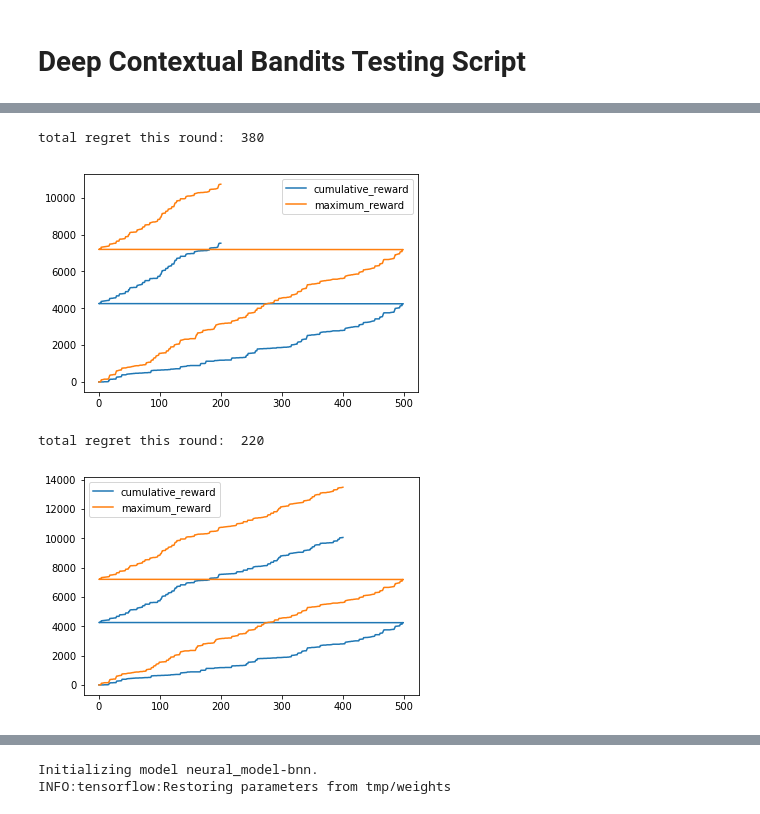
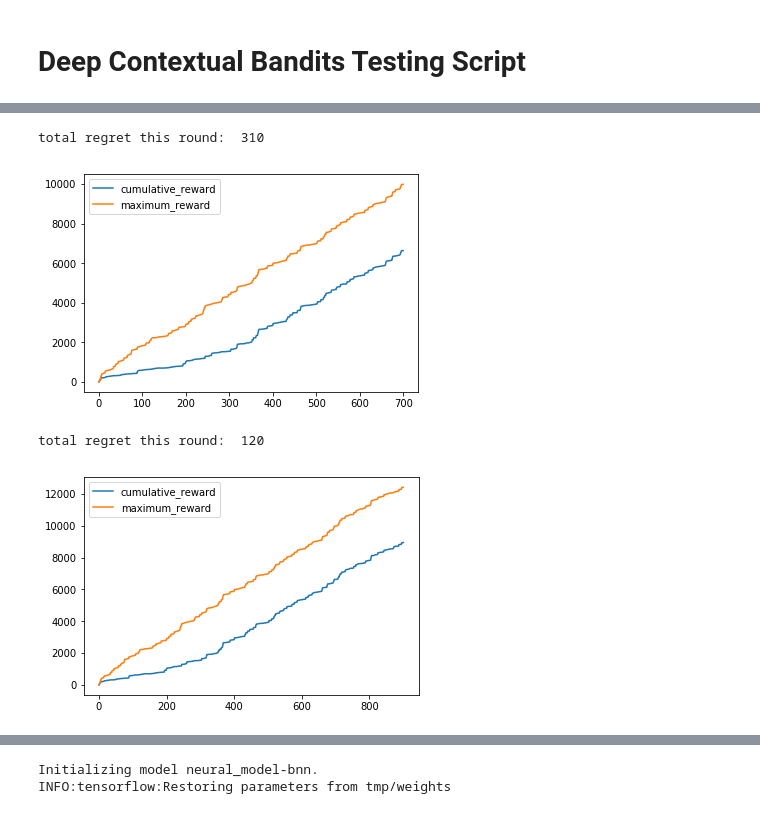
Before and after one commit to LaunchpadAI/space-bandits, a Jupyter notebook: toy_problem.ipynb, the cells around one changed output, grey strips where cells are left out. Cells and saved outputs as stored; diff of their text form; code cells hidden in the pictures.

```diff
--- a/toy_problem.ipynb
+++ b/toy_problem.ipynb
@@ -164,46 +164,39 @@ linear_model = load_linear_model('test_path.pkl')
 
 #continue training
 
-timesteps = []
-c_reward = []
-cumulative_reward = 0
-m_reward = []
-maximum_reward = 0
-regret_record = []
-
 for i in range(500):
-    timesteps.append(i)
+    timesteps.append(i + 500)
     cust = get_customer()
     reward_vec = get_rewards(cust)
     context = np.array([cust[1]])/100
     if cust[0] == 1:
         best_choice = 0
     elif cust[0] == 2:
         best_choice = 2
     else:
         raise Exception()
     mx = reward_vec[best_choice]
     maximum_reward += mx
     m_reward.append(maximum_reward)
     action = linear_model.action(context)
     reward = reward_vec[action]
     regret = mx - reward
     regret_record.append(regret)
     cumulative_reward += reward
     c_reward.append(cumulative_reward)
     linear_model.update(context, action, reward)
     if i % 200 == 0 and i > 0:
         print('total regret this round: ', sum(regret_record))
         regret_record = []
         plt.plot(timesteps, c_reward, label='cumulative_reward')
         plt.plot(timesteps, m_reward, label='maximum_reward')
         plt.legend()
         plt.show()
 # %% [output]
-total regret this round:  380
+total regret this round:  310
-[figure, old version]
+[figure, new version]
-total regret this round:  220
+total regret this round:  120
-[figure, old version]
+[figure, new version]
 # %%
 from space_bandits import init_neural_model
 
```
Also changed, not shown: parts of 6 cells of this notebook.
